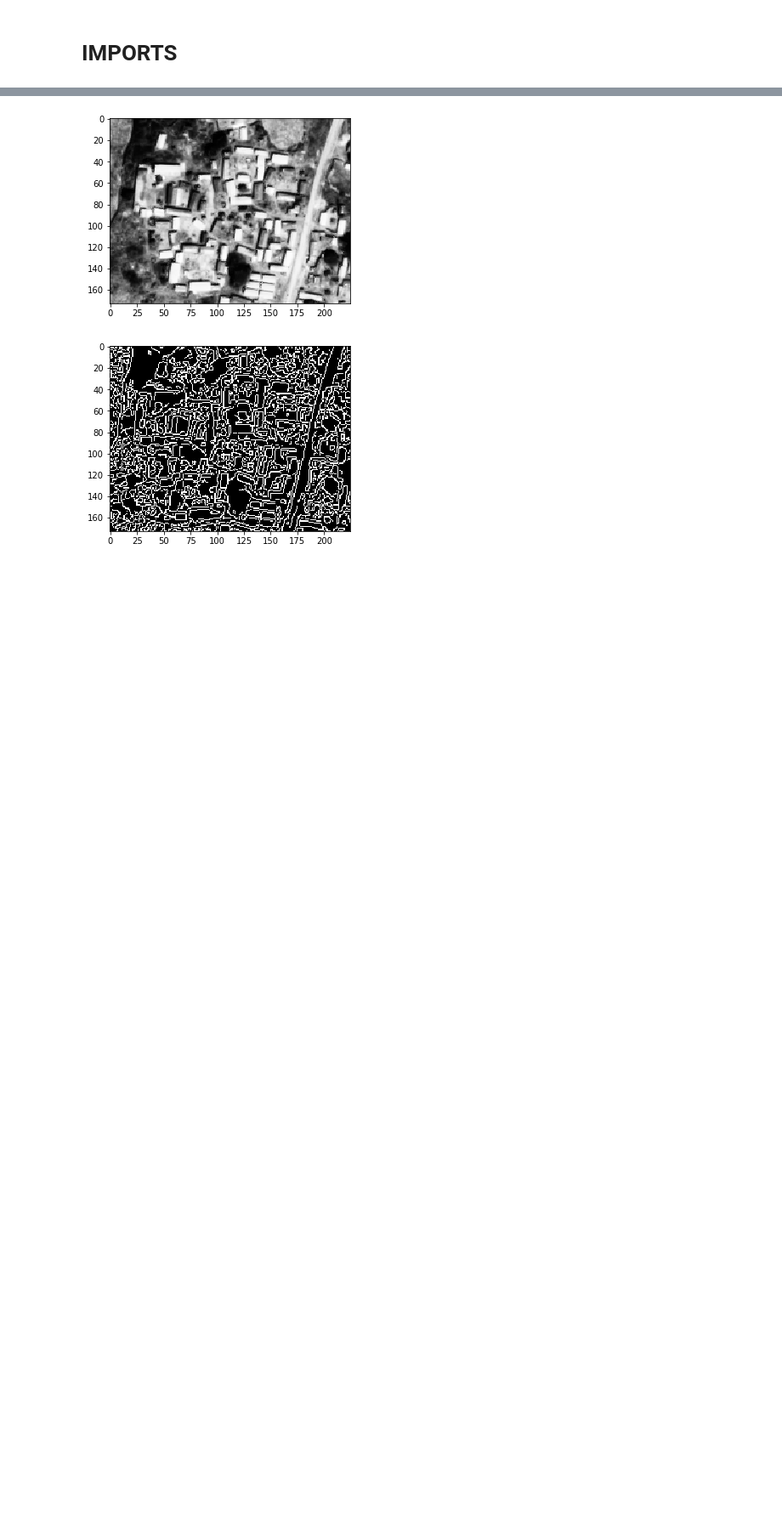
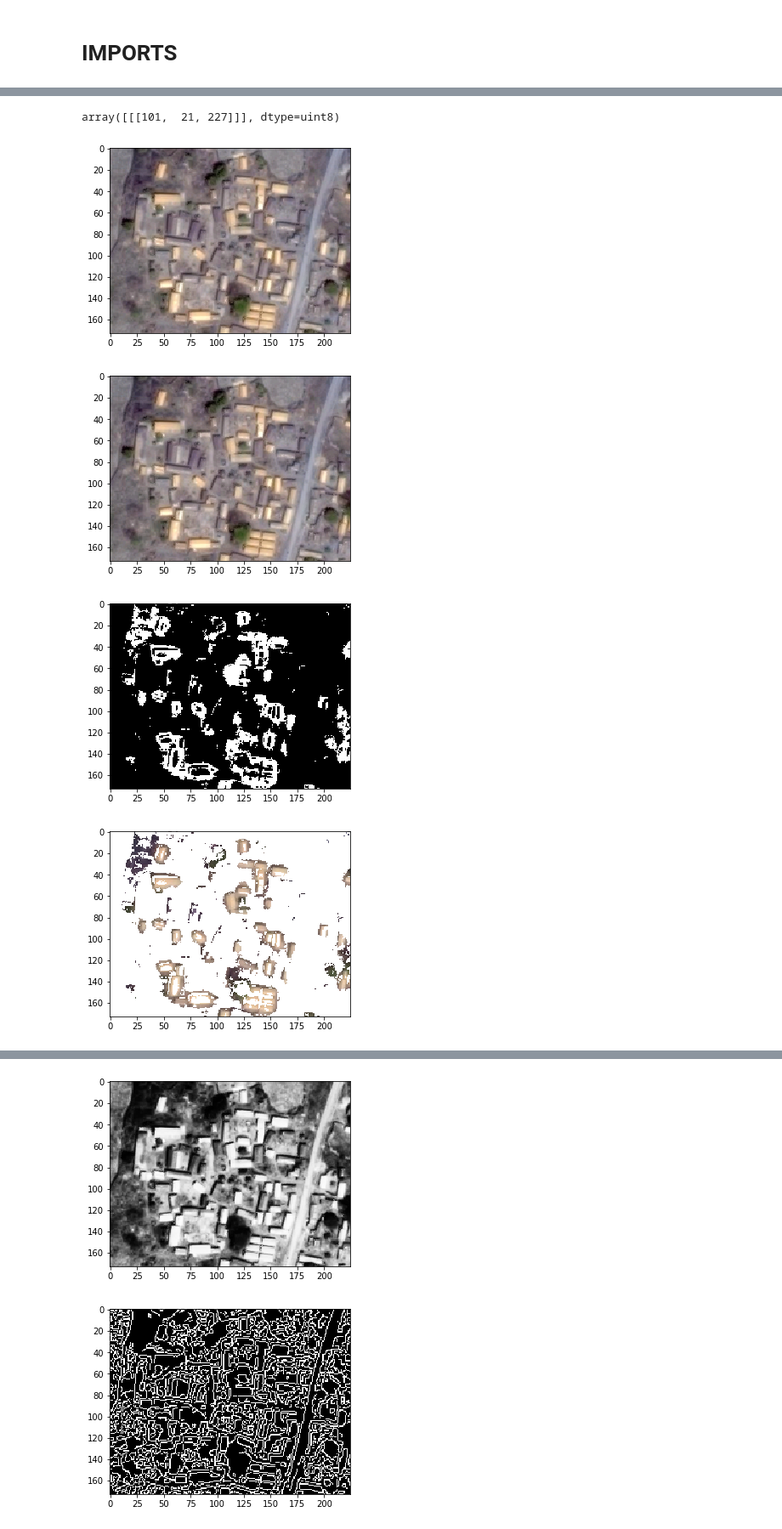
Before and after one commit to OANInternational/nikki_map_house_count, a Jupyter notebook: counting_houses/test_1.ipynb, the cells around one changed output, grey strips where cells are left out. Shown at 85% size. Saved outputs shown, nothing was run; the diff lists cells and outputs as text; code cells hidden in the pictures; blank space fills up the shorter version.

```diff
--- a/counting_houses/carte_nikki-Copy1.ipynb
+++ b/counting_houses/test_1.ipynb
@@ -63,0 +74,77 @@ plt.show()
+# %%
+green = np.uint8([[[227,220,208]]])
+hsv_green = cv2.cvtColor(green,cv2.COLOR_BGR2HSV)
+hsv_green
+# %% [output]
+array([[[101,  21, 227]]], dtype=uint8)
+# %%
+# Bilate filtered image. Sharpened image helps to give a better edge approximation.
+bgr_img = imread('7_cropped.png',-1)
+
+plt.figure()
+plt.imshow(bgr_img)
+
+
+frame = bgr_img
+
+hsv = cv2.cvtColor(frame, cv2.COLOR_BGR2HSV)
+
+# define range of blue color in HSV
+
+lower_blue = np.array([106-80,10,50-5])
+upper_blue = np.array([107+80,  81+5, 234+5])
+
+# Threshold the HSV image to get only blue colors
+mask = cv2.inRange(hsv, lower_blue, upper_blue)
+
+# Bitwise-AND mask and original image
+res = cv2.bitwise_and(frame,frame, mask= mask)
+
+plt.figure()
+plt.imshow(frame)
+
+plt.figure()
+plt.imshow(mask)
+
+plt.figure()
+plt.imshow(res)
+
+img = res
+
+s = np.linspace(0, 2*np.pi, 40)
+x =  50 + 12*np.cos(s)
+y = 20 + 12*np.sin(s)
+init = np.array([x, y]).T
+#print (init)
+'''
+alpha Higher values make snake contract faster
+beta Highervalue make snake smoother
+Gamma Timestepping parameter
+'''
+
+
+snake = active_contour(img, init,alpha=0.006)
+
+plt.figure()
+plt.imshow(img)
+
+fig = plt.figure(figsize=(7, 7))
+ax = fig.add_subplot(111)
+plt.gray()
+ax.imshow(img)
+
+
+
+
+
+ax.plot(init[:, 0], init[:, 1], '--r', lw=3)
+ax.plot(snake[:, 0], snake[:, 1], '-b', lw=3)
+# ax.set_xticks([]), ax.set_yticks([])
+ax.axis([0, img.shape[1], img.shape[0], 0])
+# plt.imshow(img, cmap='gray')
+plt.show()
+# %% [output]
+[figure, added]
+[figure, added]
+[figure, added]
+[figure, added]
```
Also changed, not shown: parts of 3 cells of this notebook.
